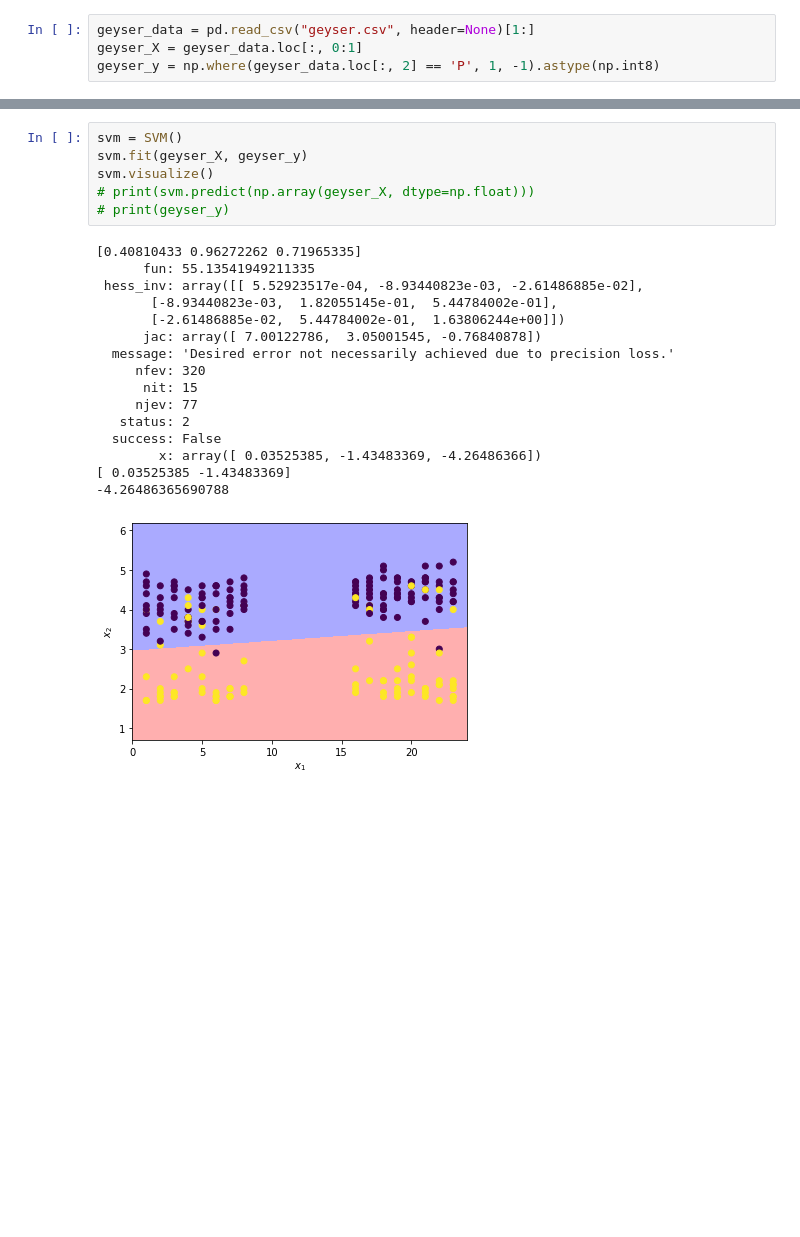
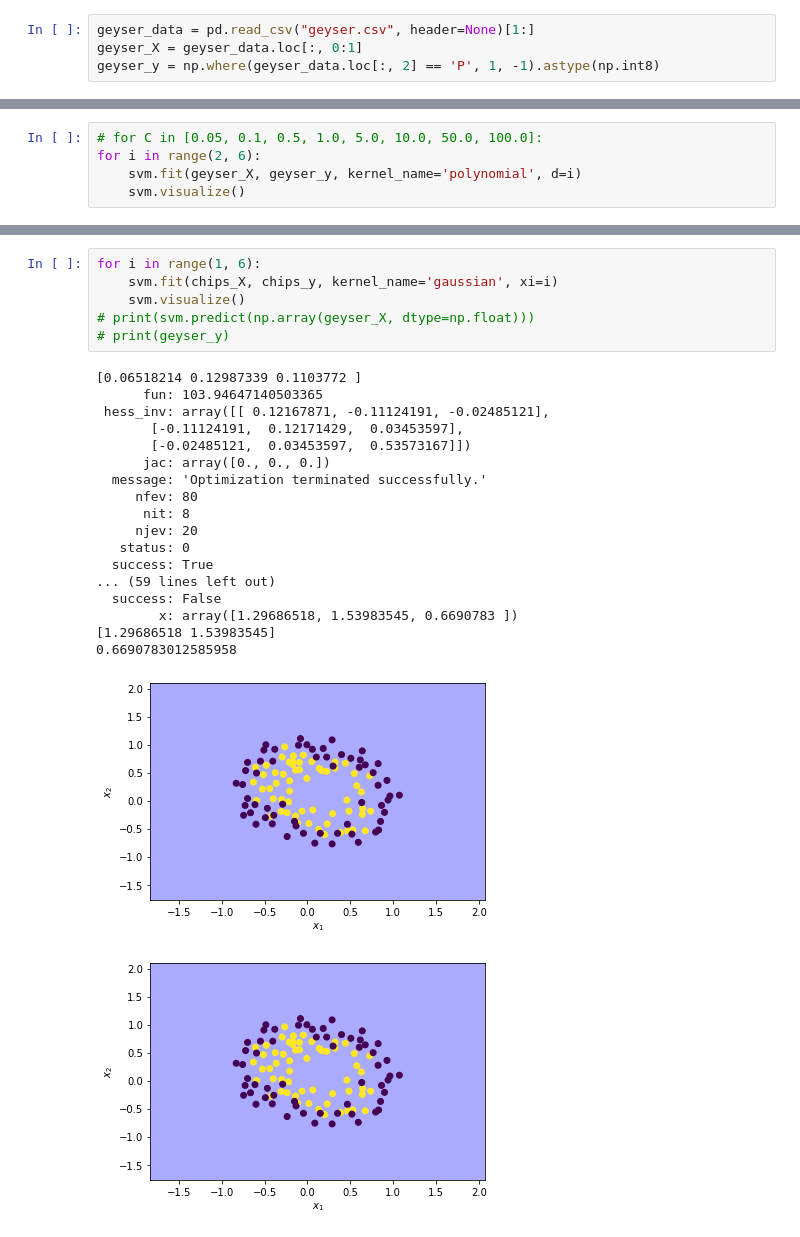
Before and after one commit to NeutralMike/ml_labs, a Jupyter notebook: 3.SVM/3.SVM.ipynb, the cells around one changed output, grey strips where cells are left out. Saved outputs shown, nothing was run; the diff lists cells and outputs as text; blank space fills up the shorter version.

```diff
--- a/3.SVM/3.SVM.ipynb
+++ b/3.SVM/3.SVM.ipynb
@@ -105,0 +131,5 @@ class SVM:
+# %%
+# for C in [0.05, 0.1, 0.5, 1.0, 5.0, 10.0, 50.0, 100.0]:
+for i in range(2, 6):
+    svm.fit(geyser_X, geyser_y, kernel_name='polynomial', d=i)
+    svm.visualize()
@@ -106,23 +158,26 @@ class SVM:
 # %%
-svm = SVM()
-svm.fit(geyser_X, geyser_y)
-svm.visualize()
+for i in range(1, 6):
+    svm.fit(chips_X, chips_y, kernel_name='gaussian', xi=i)
+    svm.visualize()
 # print(svm.predict(np.array(geyser_X, dtype=np.float)))
 # print(geyser_y)
 # %% [output]
-[0.40810433 0.96272262 0.71965335]
-      fun: 55.13541949211335
- hess_inv: array([[ 5.52923517e-04, -8.93440823e-03, -2.61486885e-02],
-       [-8.93440823e-03,  1.82055145e-01,  5.44784002e-01],
-       [-2.61486885e-02,  5.44784002e-01,  1.63806244e+00]])
-      jac: array([ 7.00122786,  3.05001545, -0.76840878])
-  message: 'Desired error not necessarily achieved due to precision loss.'
-     nfev: 320
-      nit: 15
-     njev: 77
-   status: 2
+[0.06518214 0.12987339 0.1103772 ]
+      fun: 103.94647140503365
+ hess_inv: array([[ 0.12167871, -0.11124191, -0.02485121],
+       [-0.11124191,  0.12171429,  0.03453597],
+       [-0.02485121,  0.03453597,  0.53573167]])
+      jac: array([0., 0., 0.])
+  message: 'Optimization terminated successfully.'
+     nfev: 80
+      nit: 8
+     njev: 20
+   status: 0
+  success: True
+... (59 lines left out)
   success: False
-        x: array([ 0.03525385, -1.43483369, -4.26486366])
-[ 0.03525385 -1.43483369]
--4.26486365690788
+        x: array([1.29686518, 1.53983545, 0.6690783 ])
+[1.29686518 1.53983545]
+0.6690783012585958
-[figure, old version]
+[figure, new version]
+[figure, added]
```
Also changed, not shown: parts of 4 cells of this notebook, 4 other files.
